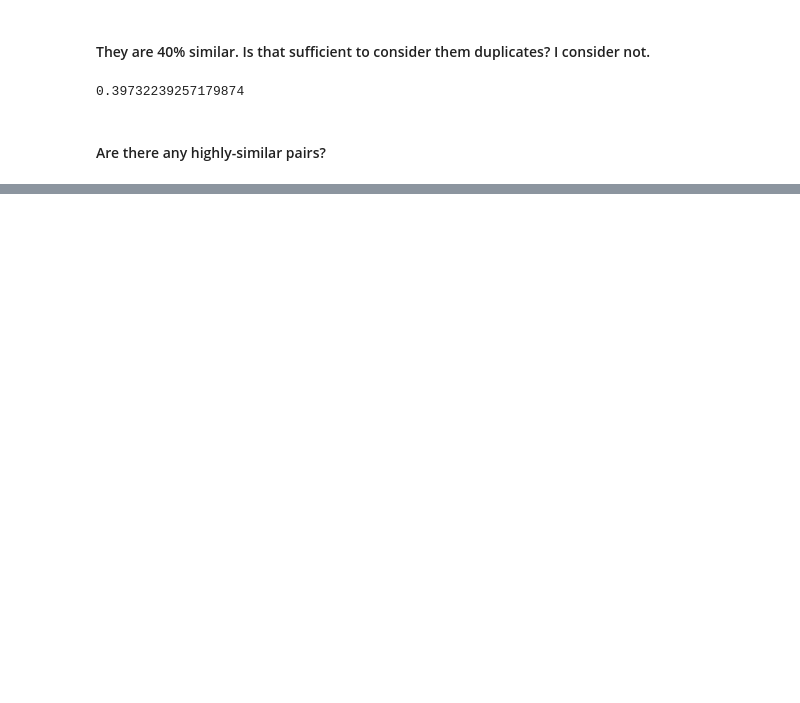
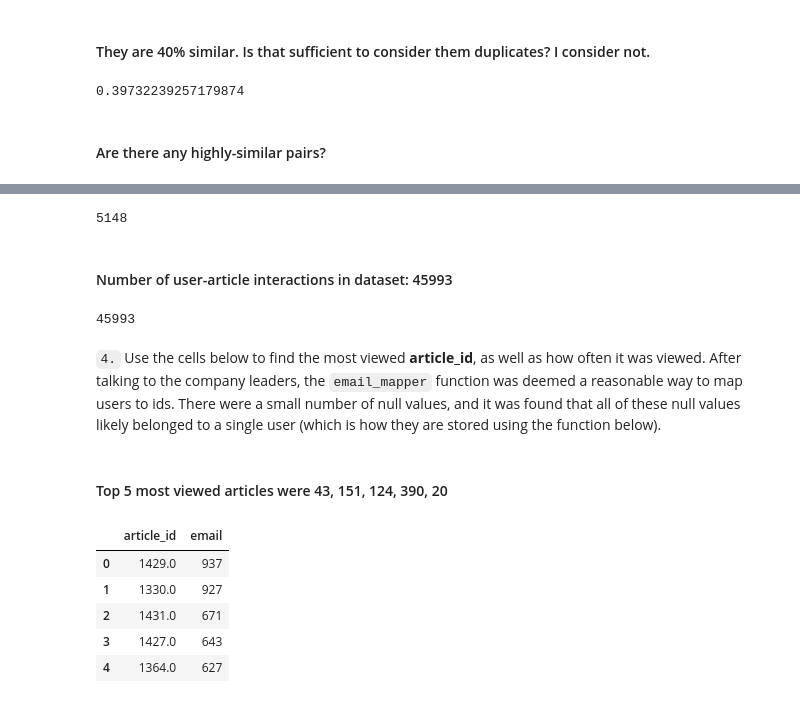
Before and after one commit to bvcmartins/recommendations_IBM, a Jupyter notebook: recommendations.ipynb, the cells around one changed output, grey strips where cells are left out. Cells and saved outputs as stored; diff of their text form; code cells hidden in the pictures; blank space fills up the shorter version.

```diff
--- a/recommendations.ipynb
+++ b/recommendations.ipynb
@@ -182,0 +243,27 @@ SequenceMatcher(None, df_content.doc_body[0], df_content.doc_body[4]).ratio()
+# %%
+unique_users = df.email.unique().shape[0]
+unique_users
+# %% [output]
+5148
+# %% [markdown]
+#### Number of user-article interactions in dataset: 45993
+# %%
+user_article_interactions = df_merge.shape[0]
+user_article_interactions
+# %% [output]
+45993
+# %% [markdown]
+`4.` Use the cells below to find the most viewed **article_id**, as well as how often it was viewed.  After talking to the company leaders, the `email_mapper` function was deemed a reasonable way to map users to ids.  There were a small number of null values, and it was found that all of these null values likely belonged to a single user (which is how they are stored using the function below).
+# %% [markdown]
+#### Top 5 most viewed articles were 43, 151, 124, 390, 20
+# %%
+top5 = df_merge.groupby('article_id').agg({'email':'size'}).sort_values('email', ascending=False).\
+reset_index().head()
+top5
+# %% [output]
+|  | article_id | email |
+| 0 | 1429.0 | 937 |
+| 1 | 1330.0 | 927 |
+| 2 | 1431.0 | 671 |
+| 3 | 1427.0 | 643 |
+| 4 | 1364.0 | 627 |
```
Also changed, not shown: parts of 24 cells of this notebook, 1 other file.
